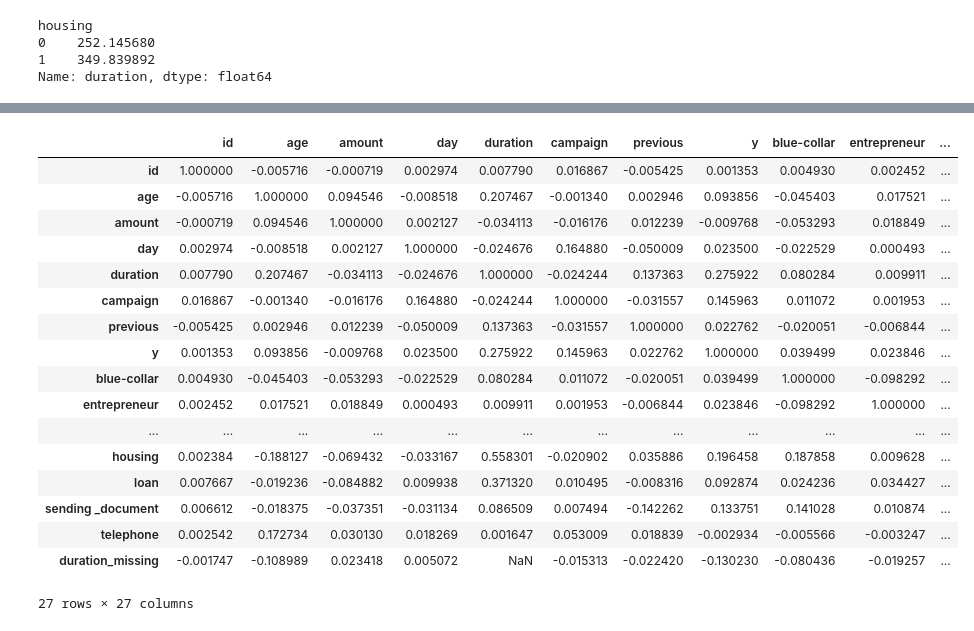
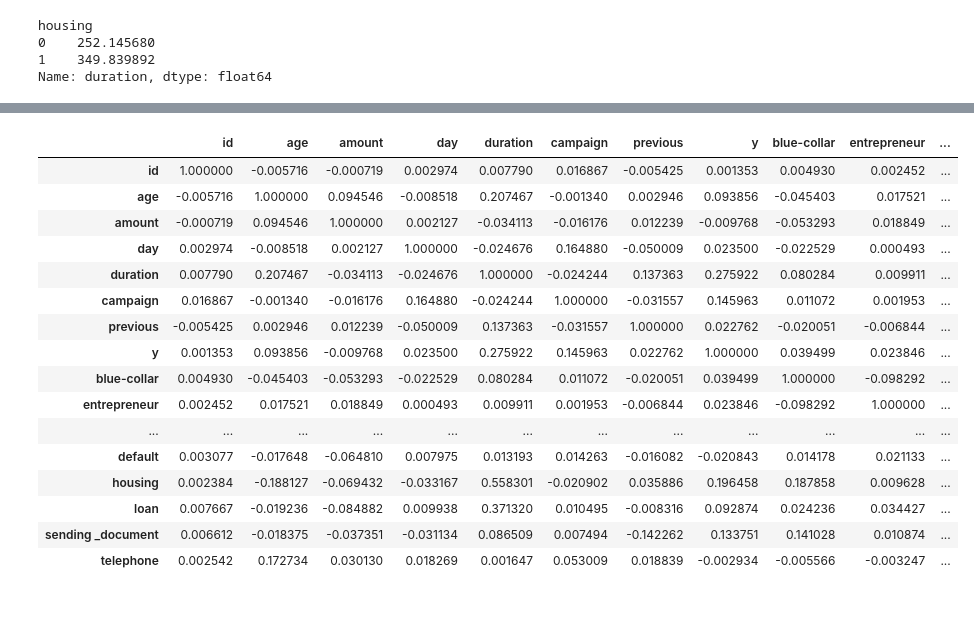
Before and after one commit to Udon-datascience/Python_machine_learning_study_log, a Jupyter notebook: study_based_on_textbook/learning_analysis_14.ipynb, the cells around one changed output, grey strips where cells are left out. Drawn from its saved outputs; the diff is of its cells as text; code cells hidden in the pictures.

```diff
--- a/study_based_on_textbook/learning_analysis_14.ipynb
+++ b/study_based_on_textbook/learning_analysis_14.ipynb
@@ -46,3 +46,7 @@ campaign        0
 previous        0
 y               0
 dtype: int64
+# %%
+df_cols=df.columns
+for col in df_cols:
+    display(df[col].value_counts())
@@ -202,3 +322,4 @@ housing
 Name: duration, dtype: float64
 # %%
 df['duration'].fillna(349.839892)
+df=df.drop('duration_missing',axis=1)
@@ -218,22 +326,23 @@ Name: duration, Length: 27128, dtype: float64
 # %%
 #特徴量の絞り込み
+pd.set_option('display.max_columns', None)   # 全列表示
+pd.set_option('display.width', None)         # 横幅制限を解除
 display(df.corr())
 # %% [output]
 |  | id | age | amount | day | duration | campaign | previous | y | blue-collar | entrepreneur | ... |
 | id | 1.000000 | -0.005716 | -0.000719 | 0.002974 | 0.007790 | 0.016867 | -0.005425 | 0.001353 | 0.004930 | 0.002452 | ... |
 | age | -0.005716 | 1.000000 | 0.094546 | -0.008518 | 0.207467 | -0.001340 | 0.002946 | 0.093856 | -0.045403 | 0.017521 | ... |
 | amount | -0.000719 | 0.094546 | 1.000000 | 0.002127 | -0.034113 | -0.016176 | 0.012239 | -0.009768 | -0.053293 | 0.018849 | ... |
 | day | 0.002974 | -0.008518 | 0.002127 | 1.000000 | -0.024676 | 0.164880 | -0.050009 | 0.023500 | -0.022529 | 0.000493 | ... |
 | duration | 0.007790 | 0.207467 | -0.034113 | -0.024676 | 1.000000 | -0.024244 | 0.137363 | 0.275922 | 0.080284 | 0.009911 | ... |
 | campaign | 0.016867 | -0.001340 | -0.016176 | 0.164880 | -0.024244 | 1.000000 | -0.031557 | 0.145963 | 0.011072 | 0.001953 | ... |
 | previous | -0.005425 | 0.002946 | 0.012239 | -0.050009 | 0.137363 | -0.031557 | 1.000000 | 0.022762 | -0.020051 | -0.006844 | ... |
 | y | 0.001353 | 0.093856 | -0.009768 | 0.023500 | 0.275922 | 0.145963 | 0.022762 | 1.000000 | 0.039499 | 0.023846 | ... |
 | blue-collar | 0.004930 | -0.045403 | -0.053293 | -0.022529 | 0.080284 | 0.011072 | -0.020051 | 0.039499 | 1.000000 | -0.098292 | ... |
 | entrepreneur | 0.002452 | 0.017521 | 0.018849 | 0.000493 | 0.009911 | 0.001953 | -0.006844 | 0.023846 | -0.098292 | 1.000000 | ... |
 | ... | ... | ... | ... | ... | ... | ... | ... | ... | ... | ... | ... |
+| default | 0.003077 | -0.017648 | -0.064810 | 0.007975 | 0.013193 | 0.014263 | -0.016082 | -0.020843 | 0.014178 | 0.021133 | ... |
 | housing | 0.002384 | -0.188127 | -0.069432 | -0.033167 | 0.558301 | -0.020902 | 0.035886 | 0.196458 | 0.187858 | 0.009628 | ... |
 | loan | 0.007667 | -0.019236 | -0.084882 | 0.009938 | 0.371320 | 0.010495 | -0.008316 | 0.092874 | 0.024236 | 0.034427 | ... |
 | sending _document | 0.006612 | -0.018375 | -0.037351 | -0.031134 | 0.086509 | 0.007494 | -0.142262 | 0.133751 | 0.141028 | 0.010874 | ... |
 | telephone | 0.002542 | 0.172734 | 0.030130 | 0.018269 | 0.001647 | 0.053009 | 0.018839 | -0.002934 | -0.005566 | -0.003247 | ... |
-| duration_missing | -0.001747 | -0.108989 | 0.023418 | 0.005072 | NaN | -0.015313 | -0.022420 | -0.130230 | -0.080436 | -0.019257 | ... |
-27 rows × 27 columns
```
Also changed, not shown: parts of 14 cells of this notebook.
